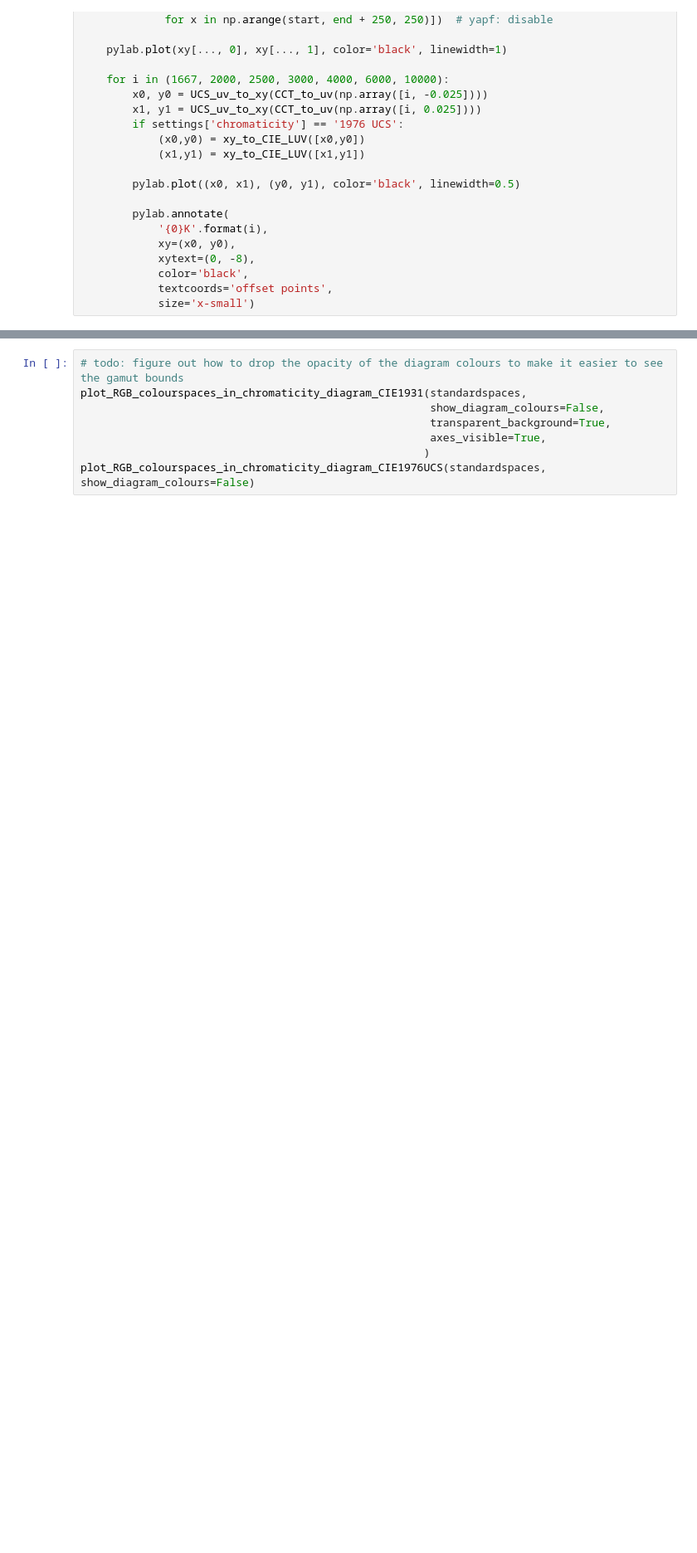
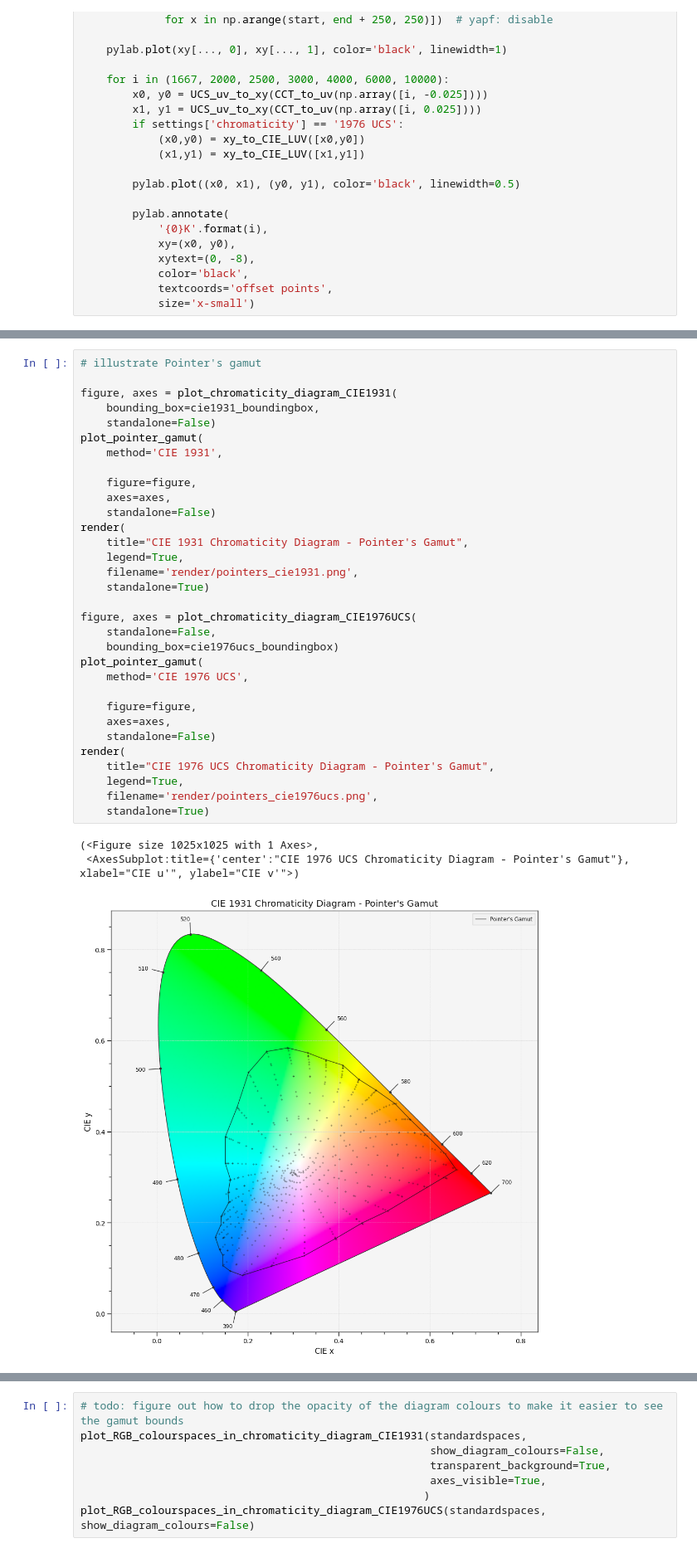
Before and after one commit to repentsinner/didactic-journey, a Jupyter notebook: Intermediate 3 - Gamuts and colorspaces.ipynb, the cells around one changed output, grey strips where cells are left out. Shown at 83% size. Saved outputs shown, nothing was run; the diff lists cells and outputs as text; blank space fills up the shorter version.

```diff
--- a/Intermediate 3 - Gamuts and colorspaces.ipynb
+++ b/Intermediate 3 - Gamuts and colorspaces.ipynb
@@ -90,0 +131,36 @@ display(standalone=True)
+# %%
+# illustrate Pointer's gamut
+
+figure, axes = plot_chromaticity_diagram_CIE1931(
+    bounding_box=cie1931_boundingbox,
+    standalone=False)
+plot_pointer_gamut(
+    method='CIE 1931',
+
+    figure=figure,
+    axes=axes,
+    standalone=False)
+render(
+    title="CIE 1931 Chromaticity Diagram - Pointer's Gamut",
+    legend=True,
+    filename='render/pointers_cie1931.png',
+    standalone=True)
+
+figure, axes = plot_chromaticity_diagram_CIE1976UCS(
+    standalone=False,
+    bounding_box=cie1976ucs_boundingbox)
+plot_pointer_gamut(
+    method='CIE 1976 UCS',
+
+    figure=figure,
+    axes=axes,
+    standalone=False)
+render(
+    title="CIE 1976 UCS Chromaticity Diagram - Pointer's Gamut",
+    legend=True,
+    filename='render/pointers_cie1976ucs.png',
+    standalone=True)
+# %% [output]
+(<Figure size 1025x1025 with 1 Axes>,
+ <AxesSubplot:title={'center':"CIE 1976 UCS Chromaticity Diagram - Pointer's Gamut"}, xlabel="CIE u'", ylabel="CIE v'">)
+[figure, added]
```
Also changed, not shown: parts of 5 cells of this notebook, 1 other file.
